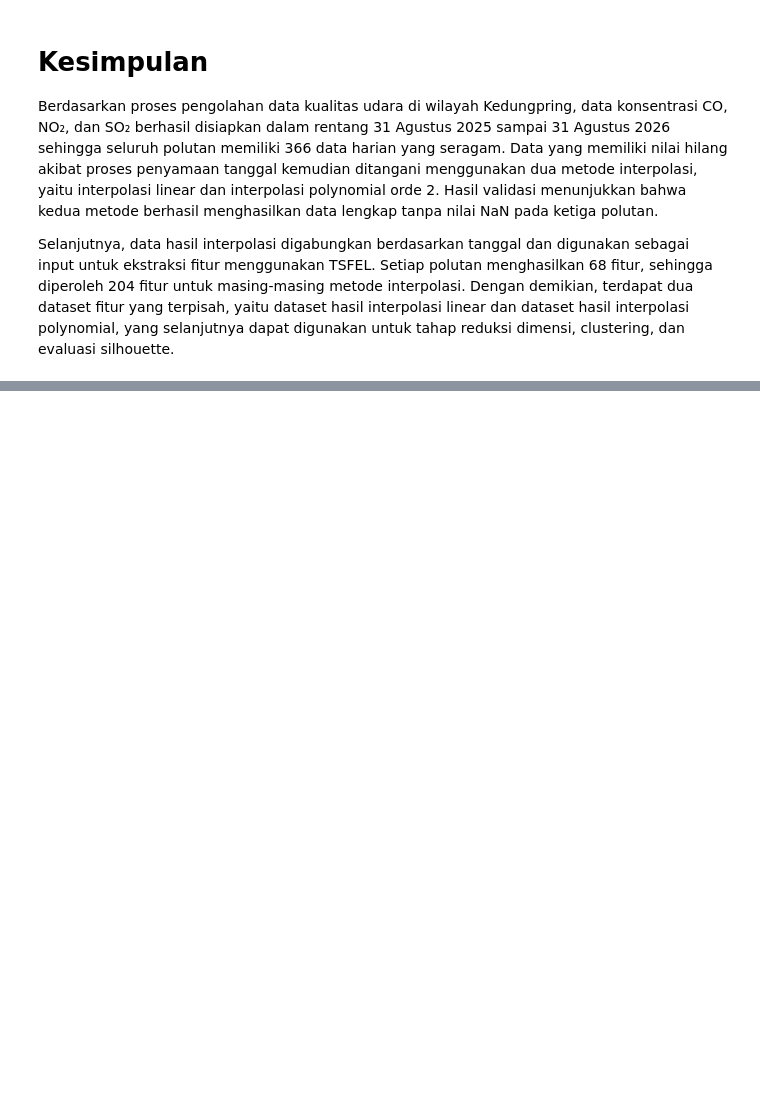
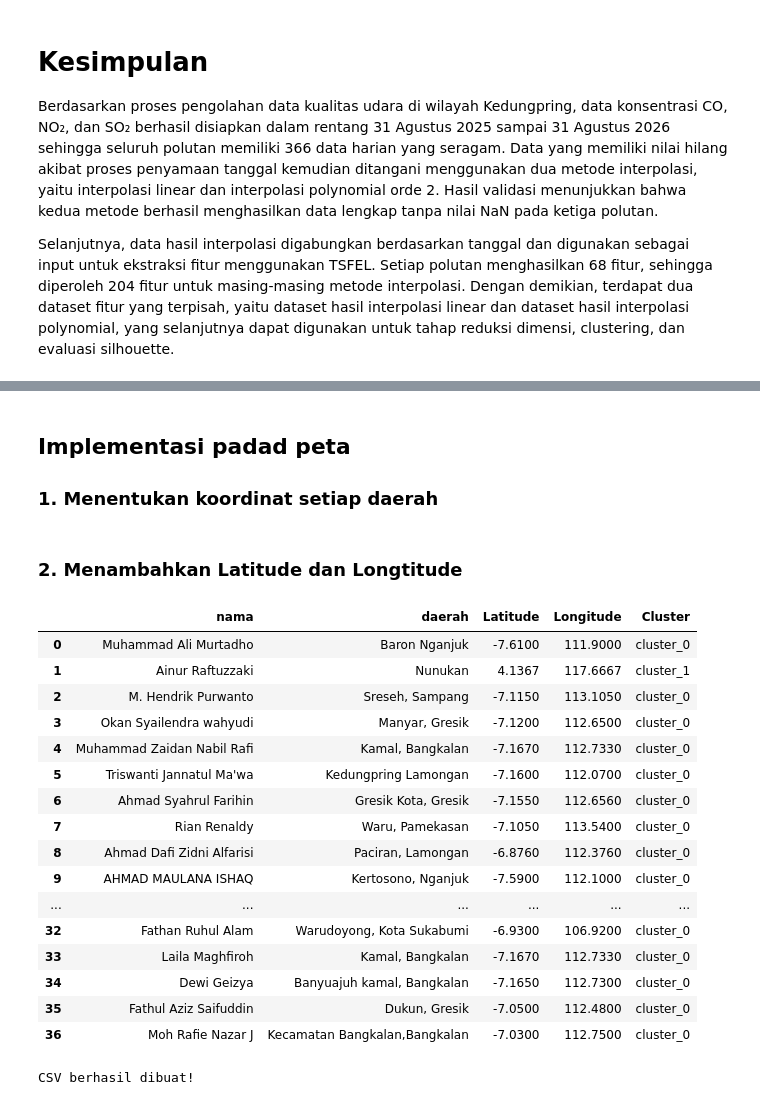
Before and after one commit to TriswantiJannatulMawa/PSD, a Jupyter notebook: _sources/clustering_3polutan.ipynb, the cells around one changed output, grey strips where cells are left out. Drawn from its saved outputs; the diff is of its cells as text; code cells hidden in the pictures; blank space fills up the shorter version.

```diff
--- a/_sources/clustering_3polutan.ipynb
+++ b/_sources/clustering_3polutan.ipynb
@@ -715,3 +715,7 @@ K terbaik = 2, dengan Overall Mean Silhouette = 0,634.
 Artinya, berdasarkan nilai silhouette, pembagian data menjadi 2 cluster memberikan kualitas pemisahan cluster paling baik dibandingkan K lainnya.
 
 Kalau dibandingkan dengan tabel linear sebelumnya, linear K=2 (0,822) juga lebih baik daripada polynomial K=2 (0,634).
+# %% [markdown]
+## Implementasi padad peta
+
+### 1. Menentukan koordinat setiap daerah
@@ -717,0 +762,43 @@ Kalau dibandingkan dengan tabel linear sebelumnya, linear K=2 (0,822) juga lebih
+# %% [markdown]
+### 2. Menambahkan Latitude dan Longtitude
+# %%
+import pandas as pd
+
+df = pd.read_csv("../data/csv/hail_clustering_polynomial.csv")
+
+df["Latitude"] = df["daerah"].map(
+    lambda x: koordinat.get(x, (None, None))[0]
+)
+
+df["Longitude"] = df["daerah"].map(
+    lambda x: koordinat.get(x, (None, None))[1]
+)
+
+df[["nama", "daerah", "Latitude", "Longitude", "Cluster"]]
+# %% [output]
+|  | nama | daerah | Latitude | Longitude | Cluster |
+| 0 | Muhammad Ali Murtadho | Baron Nganjuk | -7.6100 | 111.9000 | cluster_0 |
+| 1 | Ainur Raftuzzaki | Nunukan | 4.1367 | 117.6667 | cluster_1 |
+| 2 | M. Hendrik Purwanto | Sreseh, Sampang | -7.1150 | 113.1050 | cluster_0 |
+| 3 | Okan Syailendra wahyudi | Manyar, Gresik | -7.1200 | 112.6500 | cluster_0 |
+| 4 | Muhammad Zaidan Nabil Rafi | Kamal, Bangkalan | -7.1670 | 112.7330 | cluster_0 |
+| 5 | Triswanti Jannatul Ma'wa | Kedungpring Lamongan | -7.1600 | 112.0700 | cluster_0 |
+| 6 | Ahmad Syahrul Farihin | Gresik Kota, Gresik | -7.1550 | 112.6560 | cluster_0 |
+| 7 | Rian Renaldy | Waru, Pamekasan | -7.1050 | 113.5400 | cluster_0 |
+| 8 | Ahmad Dafi Zidni Alfarisi | Paciran, Lamongan | -6.8760 | 112.3760 | cluster_0 |
+| 9 | AHMAD MAULANA ISHAQ | Kertosono, Nganjuk | -7.5900 | 112.1000 | cluster_0 |
+| ... | ... | ... | ... | ... | ... |
+| 32 | Fathan Ruhul Alam | Warudoyong, Kota Sukabumi | -6.9300 | 106.9200 | cluster_0 |
+| 33 | Laila Maghfiroh | Kamal, Bangkalan | -7.1670 | 112.7330 | cluster_0 |
+| 34 | Dewi Geizya | Banyuajuh kamal, Bangkalan | -7.1650 | 112.7300 | cluster_0 |
+| 35 | Fathul Aziz Saifuddin | Dukun, Gresik | -7.0500 | 112.4800 | cluster_0 |
+| 36 | Moh Rafie Nazar J | Kecamatan Bangkalan,Bangkalan | -7.0300 | 112.7500 | cluster_0 |
+# %%
+df.to_csv(
+    "hasil_clustering_dengan_koordinat_ply.csv",
+    index=False
+)
+
+print("CSV berhasil dibuat!")
+# %% [output]
+CSV berhasil dibuat!
```
Also changed, not shown: parts of 7 cells of this notebook, 4 other files.
